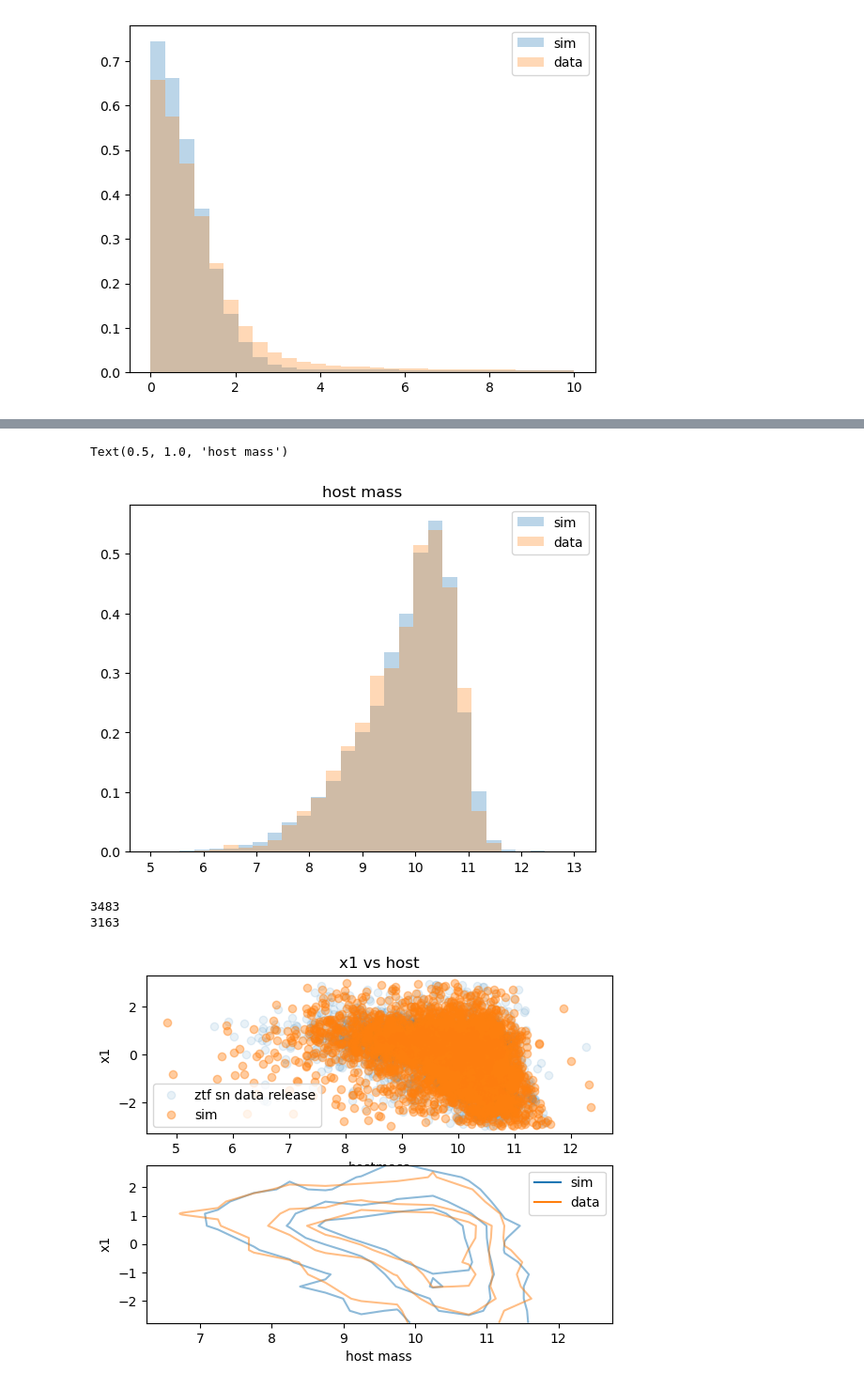
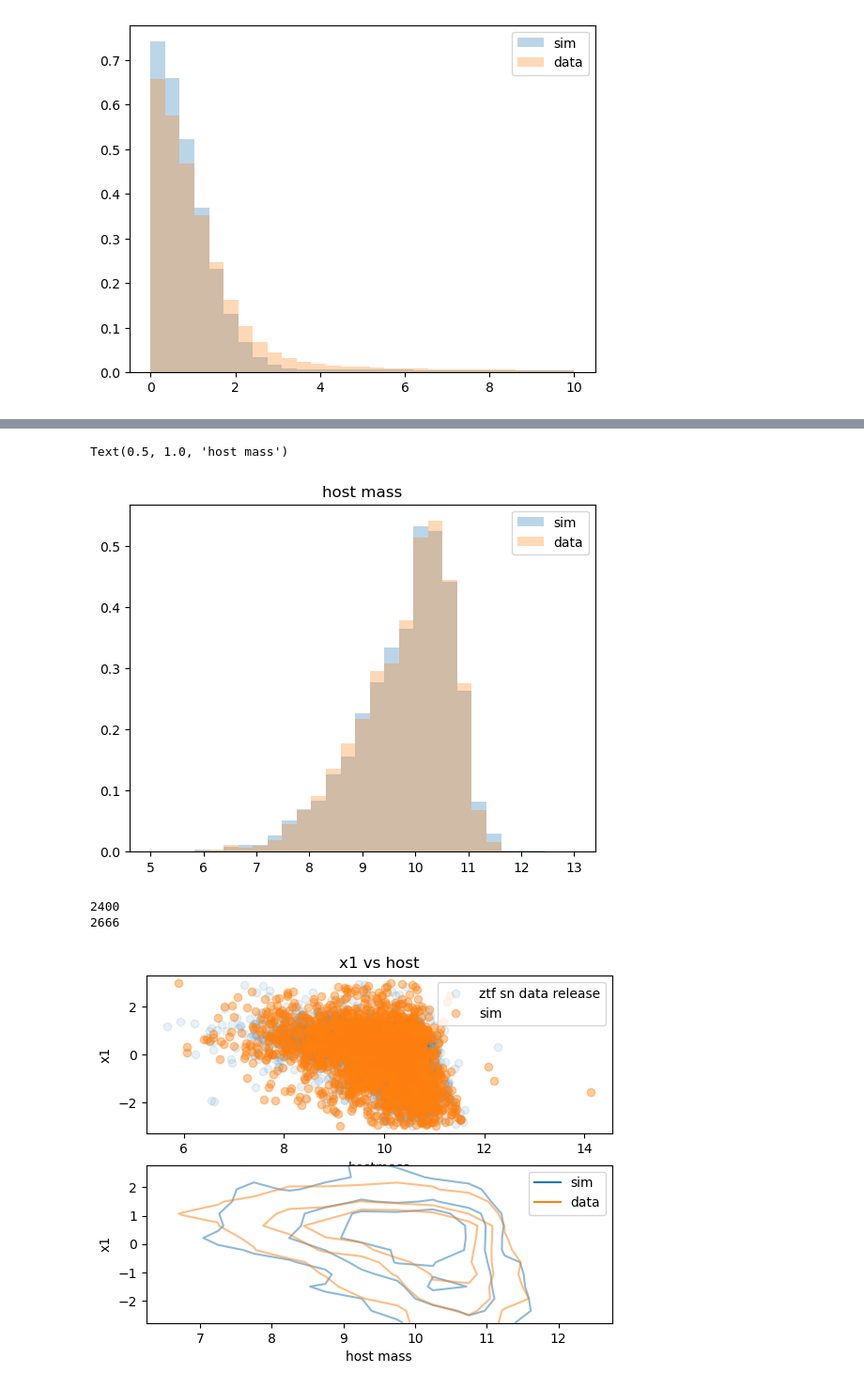
Before and after one commit to mi-dai/lightcurvelynx_ztf_sims, a Jupyter notebook: ZTF_snia-paper-plots.ipynb, the cells around one changed output, grey strips where cells are left out. Shown at 94% size. Drawn from its saved outputs; the diff is of its cells as text; code cells hidden in the pictures.

```diff
--- a/ZTF_snia-paper-plots.ipynb
+++ b/ZTF_snia-paper-plots.ipynb
@@ -493,5 +509,5 @@ Text(0.5, 1.0, 'reduced chisq')
 # %%
-lc_to_fit = lightcurves_after_quality_cut
+lc_to_fit = lightcurves
 # %%
 x1 = result_df['x1']
 sim_x1 = [lc_to_fit.loc[i]['params']['source.x1'] for i in result_df.id]
@@ -555,10 +596,10 @@ plt.legend()
 plt.title('host mass')
 # %% [output]
 Text(0.5, 1.0, 'host mass')
-[figure, old version]
+[figure, new version]
 # %%
-idx = np.array((x1 > -3.) & (x1 < 3.) & (c > -0.3) & (c < 0.3))
-data_idx = np.array((data.x1 > -3.) & (data.x1 < 3.) & (data.c > -0.3) & (data.c < 0.3))
+idx = saltpar_cuts
+data_idx = (data.fitquality_flag == True) & (data.lccoverage_flag == True)
 print(np.sum(idx))
 print(np.sum(data_idx))
 
@@ -577,33 +618,33 @@ bins_x1 = np.linspace(-3,3,15)
 bins_hostmass = np.linspace(6,13,15)
 
 data_plot = data[data_idx]
 sim_host = np.array(hostmass)[idx]
 sim_x1 = np.array(x1)[idx]
 
 binwidth_host = bins_hostmass[1]-bins_hostmass[0]
 binwidth_x1 = bins_x1[1]-bins_x1[0]
 
 sim_count,sim_x_edges,sim_y_edges, _ = stats.binned_statistic_2d(sim_host,sim_x1,
                                              np.ones(len(sim_host)),
                                              statistic='sum',bins=[bins_hostmass,bins_x1])
 data_count,data_x_edges,data_y_edges,_ = stats.binned_statistic_2d(data_plot.mass,data_plot.x1,
                                          np.ones(len(data_plot.mass)),
                                          statistic='sum',bins=[bins_hostmass,bins_x1])
 sim_x = 0.5* (sim_x_edges[:-1]+sim_x_edges[1:])
 sim_y = 0.5* (sim_y_edges[:-1]+sim_y_edges[1:])
 data_x = 0.5* (data_x_edges[:-1]+data_x_edges[1:])
 data_y = 0.5* (data_y_edges[:-1]+data_y_edges[1:])
 sim_x_plot,sim_y_plot = np.meshgrid(sim_x, sim_y)
 data_x_plot,data_y_plot = np.meshgrid(data_x, data_y)
 CS = plt.contour(sim_x_plot.T,sim_y_plot.T,sim_count/np.sum(sim_count)/binwidth_host/binwidth_x1,alpha=0.5,levels=[0.01,0.05,0.1],colors='C0')
 CS = plt.contour(data_x_plot.T,data_y_plot.T,data_count/np.sum(data_count)/binwidth_host/binwidth_x1,alpha=0.5,levels=[0.01,0.05,0.1],colors='C1')
 proxies = [Line2D([],[],color=c) for c in ['C0','C1']]
 plt.legend(proxies,['sim', 'data'])
 plt.xlabel('host mass')
 plt.ylabel('x1')
 plt.show()
 fig.savefig('paper_figs/host_x1.png')
 # %% [output]
-3483
-3163
+2400
+2666
-[figure, old version]
+[figure, new version]
```
Also changed, not shown: parts of 38 cells of this notebook, 11 other files.
